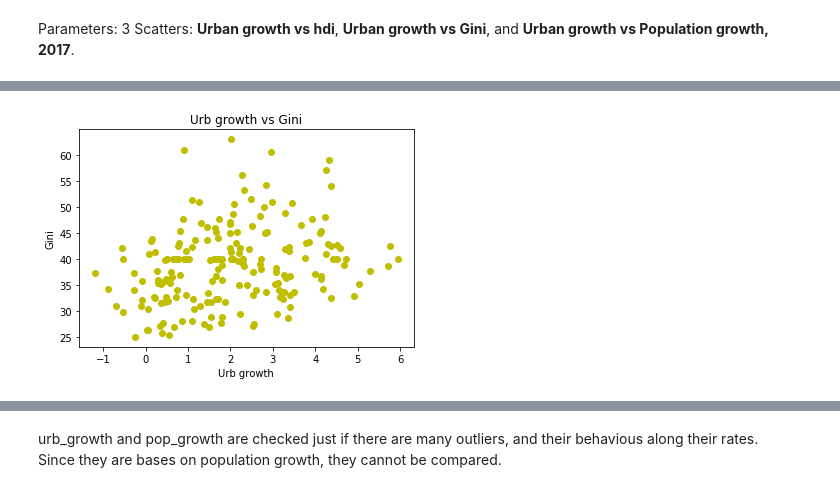
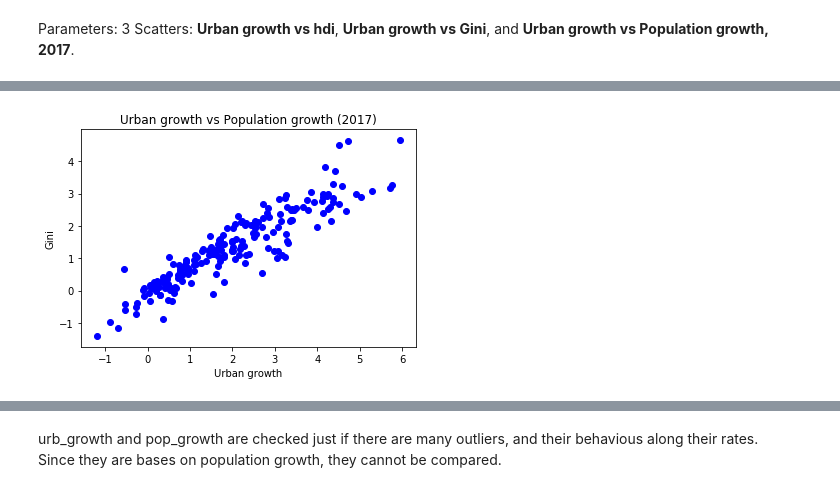
Before and after one commit to KC2016/Regional-Growth-Gapminder, a Jupyter notebook: Project2-KC.ipynb, the cells around one changed output, grey strips where cells are left out. Drawn from its saved outputs; the diff is of its cells as text; code cells hidden in the pictures.

```diff
--- a/Project2-KC.ipynb
+++ b/Project2-KC.ipynb
@@ -470,8 +455,7 @@ Parameters: 3 Scatters: **Urban growth vs hdi**, **Urban growth vs Gini**, and *
 #Compare the relationship between variables (independent vs dependent:urban growth vs hdi)
 #Create a table to scatter
 #Filter and rename to urb_growth(2017)
-urb_growth_orig.drop(urb_growth_orig.iloc[:, 1:-1], axis=1, inplace=True)
-urb_growth_orig=urb_growth_orig.rename(columns={'2017': 'urb_growth(2017)'})
-urb_growth_orig.head()
-#urb_growth_orig.shape
+urb_growth_orig_2017 = urb_growth_orig.drop(urb_growth_orig.iloc[:, 1:-1], axis=1)
+urb_growth_orig_2017.rename(columns={'2017': 'urb_growth_2017'},inplace = True)
+urb_growth_orig_2017
 # %% [output]
@@ -561,2 +578,7 @@ print(ug_gini)
 
 [194 rows x 3 columns]
+# %%
+# UG vs PG
+pop_growth_orig_2017 = pop_growth_orig.drop(pop_growth_orig.iloc[:,1:-1], axis=1)
+pop_growth_orig_2017.rename(columns={'2017': 'pop_growth_2017'}, inplace=True)
+pop_growth_orig_2017.head()
@@ -562,0 +592,4 @@ print(ug_gini)
+# %%
+#merge dfs originals urban and pop growth
+ug_pop_2017 = pd.merge(urb_growth_orig_2017,pop_growth_orig_2017, on ='country')
+ug_pop_2017.head()
@@ -563,13 +603,13 @@ print(ug_gini)
 # %%
-#Graph urban growth vs gini
+#Graph urban growth vs pop growth
 
-x = ug_gini['urb_growth(2017)']
-y = ug_gini['gini(2017)']
+x = ug_pop_2017['urb_growth_2017']
+y = ug_pop_2017['pop_growth_2017']
 
-plt.scatter(x,y, color='y')
-plt.xlabel('Urb growth')
+plt.scatter(x,y, color='b')
+plt.xlabel('Urban growth')
 plt.ylabel('Gini')
-plt.title('Urb growth vs Gini')
+plt.title('Urban growth vs Population growth (2017)')
 plt.show()
 # %% [output]
-[figure, old version]
+[figure, new version]
```
Also changed, not shown: parts of 46 cells of this notebook.
